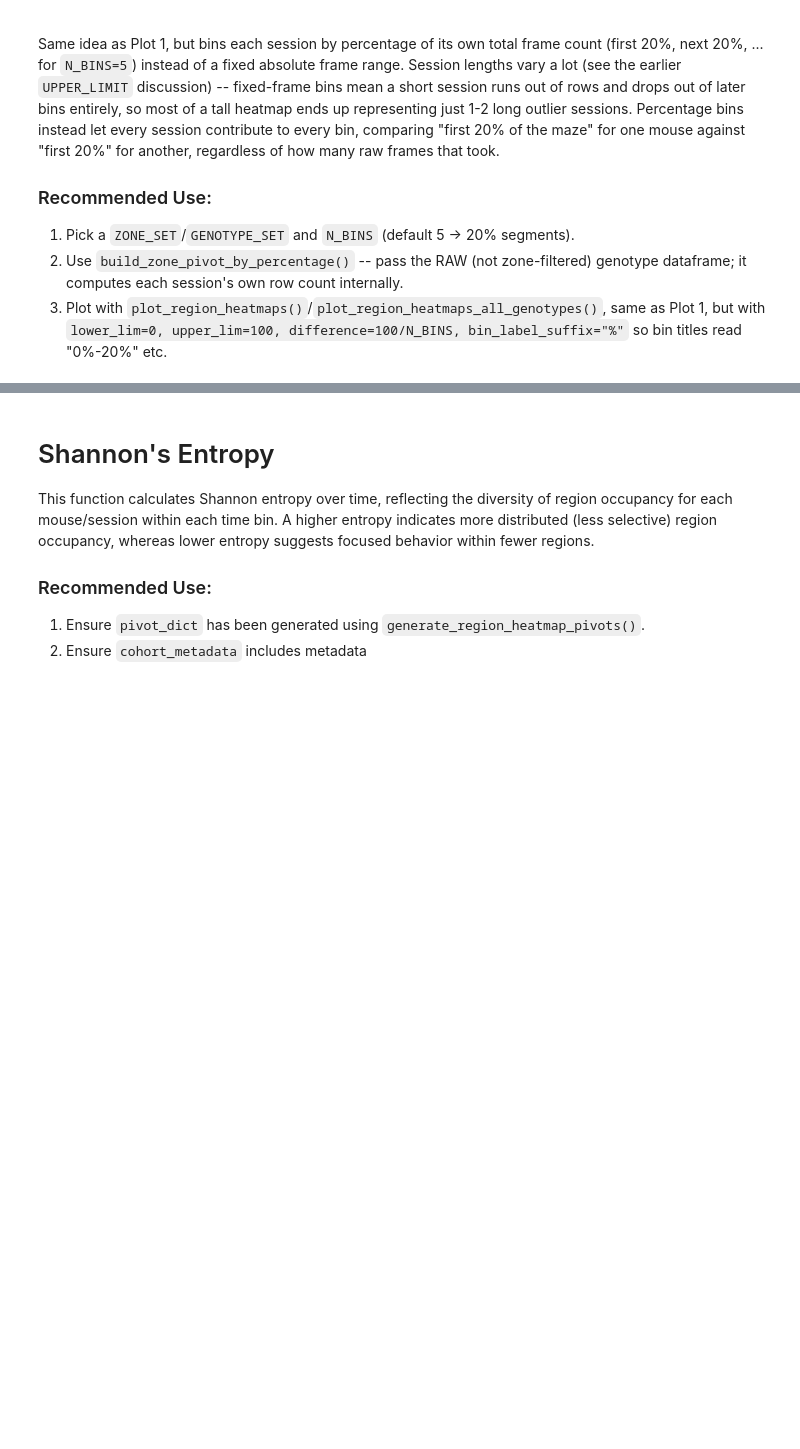
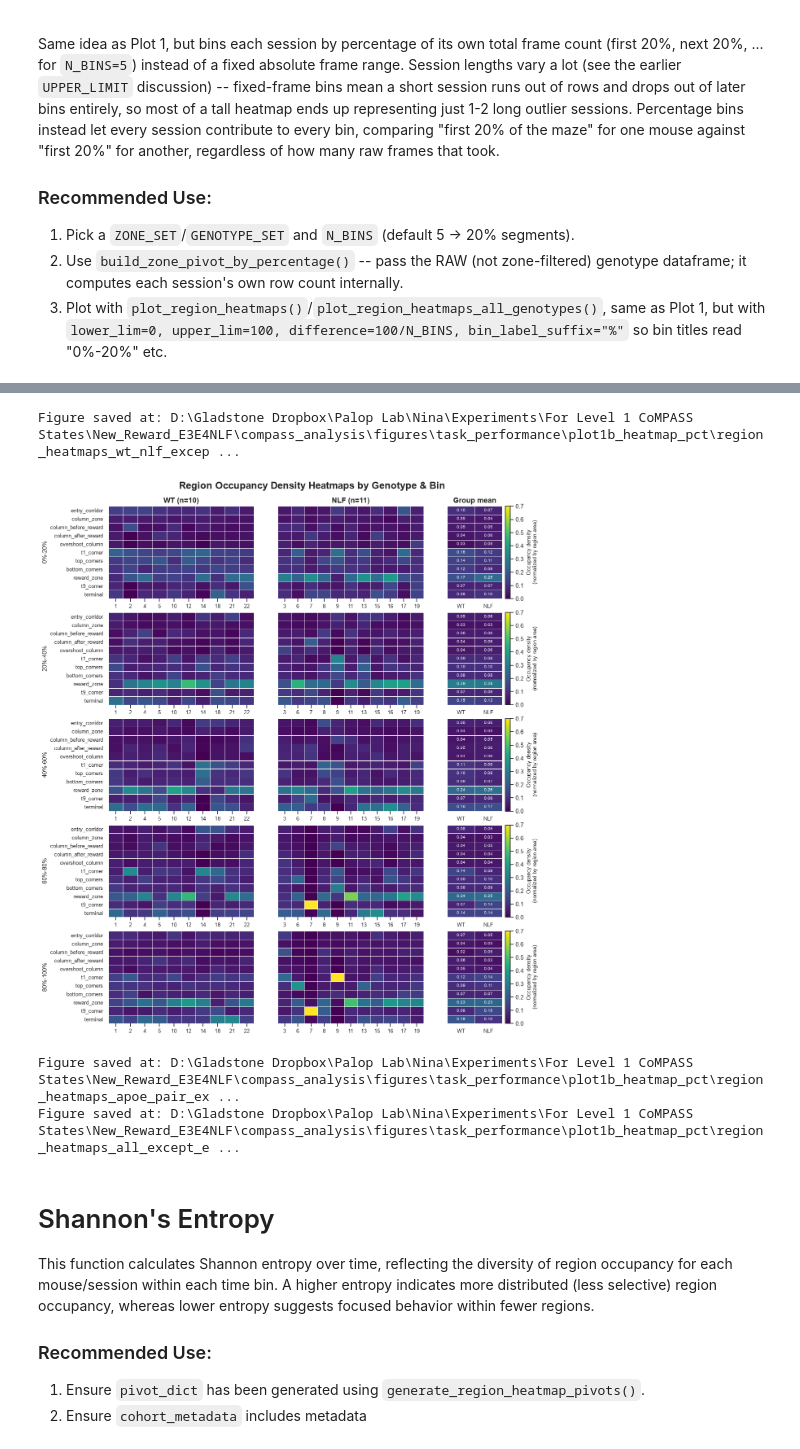
Before and after one commit to Hairpin-CoMPASS/CoMPASS-Hairpin, a Jupyter notebook: tutorials/02b_custom_task_performance_analysis.ipynb, the cells around one changed output, grey strips where cells are left out. Saved outputs shown, nothing was run; the diff lists cells and outputs as text; code cells hidden in the pictures; blank space fills up the shorter version.

```diff
--- a/tutorials/02b_custom_task_performance_analysis.ipynb
+++ b/tutorials/02b_custom_task_performance_analysis.ipynb
@@ -474,36 +337,42 @@ for genotype in GENOTYPES:
 # %%
 from compass_labyrinth.behavior.behavior_metrics.task_performance_analysis import plot_region_heatmaps_all_genotypes
 
 
-# 5_column, 4_corner, six_zones, entry_reward, reward_zones, original_4, except_entry, wt_nlf, apoe_pair
-ZONE_SET = "except_entry"
-ZONE_NAMES = ZONE_SETS[ZONE_SET]
-GENOTYPE_SET = "wt_nlf"
-GENOTYPES = list(GENOTYPE_SETS[GENOTYPE_SET].keys())
+# Zone sets to plot (names from config.yaml zone_sets) -- add/remove names; one figure per comparison x set
+ZONE_SET = ["except_entry"]
 N_BINS = 5  # -> 20% segments
 VMAX = 0.7  # max range on colorbar -- real data for original_4/wt_nlf reaches 1.0 (single-zone bins)
-FILENAME_SUFFIX = f"_{GENOTYPE_SET}_{ZONE_SET}_pct"
 
-df_geno = build_genotype_groups(df_all_csv, GENOTYPE_SET)
-pivot_dict_zones = build_zone_pivot_by_percentage(ZONE_NAMES, df=df_geno, n_bins=N_BINS)
+FIRST = (COMPARISONS[0], ZONE_SET[0])
+for zone_set in ZONE_SET:
+    ZONE_NAMES = ZONE_SETS[zone_set]
+    for GENOTYPE_SET in COMPARISONS:
+        df_geno = build_genotype_groups(df_all_csv, GENOTYPE_SET)
+        pivot_dict_zones = build_zone_pivot_by_percentage(ZONE_NAMES, df=df_geno, n_bins=N_BINS)
 
-plot_region_heatmaps_all_genotypes(
-    config=config,
-    figures_dirname="figures_b/plot1b_heatmap_pct_all_genotypes",
-    pivot_dict=pivot_dict_zones,
-    df_all_csv=df_geno,
-    lower_lim=0,
-    upper_lim=100,
-    difference=100 // N_BINS,
-    bin_label_suffix="%",
-    included_genotypes=GENOTYPES,
-    region_desired_order=ZONE_NAMES,
-    spacing_w=0.2,
-    spacing_h=0.15,
-    show_colorbar=True,
-    vmax=VMAX,
-    filename_suffix=FILENAME_SUFFIX,
-)
+        plot_region_heatmaps_all_genotypes(
+            config=config,
+            show_fig=(GENOTYPE_SET, zone_set) == FIRST,  # display only the first comparison x zone set; all are saved
+            figures_dirname="figures/task_performance/plot1b_heatmap_pct",
+            pivot_dict=pivot_dict_zones,
+            df_all_csv=df_geno,
+            lower_lim=0,
+            upper_lim=100,
+            difference=100 // N_BINS,
+            bin_label_suffix="%",
+            included_genotypes=list(GENOTYPE_SETS[GENOTYPE_SET].keys()),
+            region_desired_order=ZONE_NAMES,
+            spacing_w=0.2,
+            spacing_h=0.15,
+            show_colorbar=True,
+            vmax=VMAX,
+            filename_suffix=f"_{GENOTYPE_SET}_{zone_set}_pct",
+        )
+# %% [output]
+Figure saved at: D:\Gladstone Dropbox\Palop Lab\Nina\Experiments\For Level 1 CoMPASS States\New_Reward_E3E4NLF\compass_analysis\figures\task_performance\plot1b_heatmap_pct\region_heatmaps_wt_nlf_excep ...
+[figure, added]
+Figure saved at: D:\Gladstone Dropbox\Palop Lab\Nina\Experiments\For Level 1 CoMPASS States\New_Reward_E3E4NLF\compass_analysis\figures\task_performance\plot1b_heatmap_pct\region_heatmaps_apoe_pair_ex ...
+Figure saved at: D:\Gladstone Dropbox\Palop Lab\Nina\Experiments\For Level 1 CoMPASS States\New_Reward_E3E4NLF\compass_analysis\figures\task_performance\plot1b_heatmap_pct\region_heatmaps_all_except_e ...
 # %% [markdown]
 # Shannon's Entropy
 
```
Also changed, not shown: parts of 60 cells of this notebook, 22 other files.
